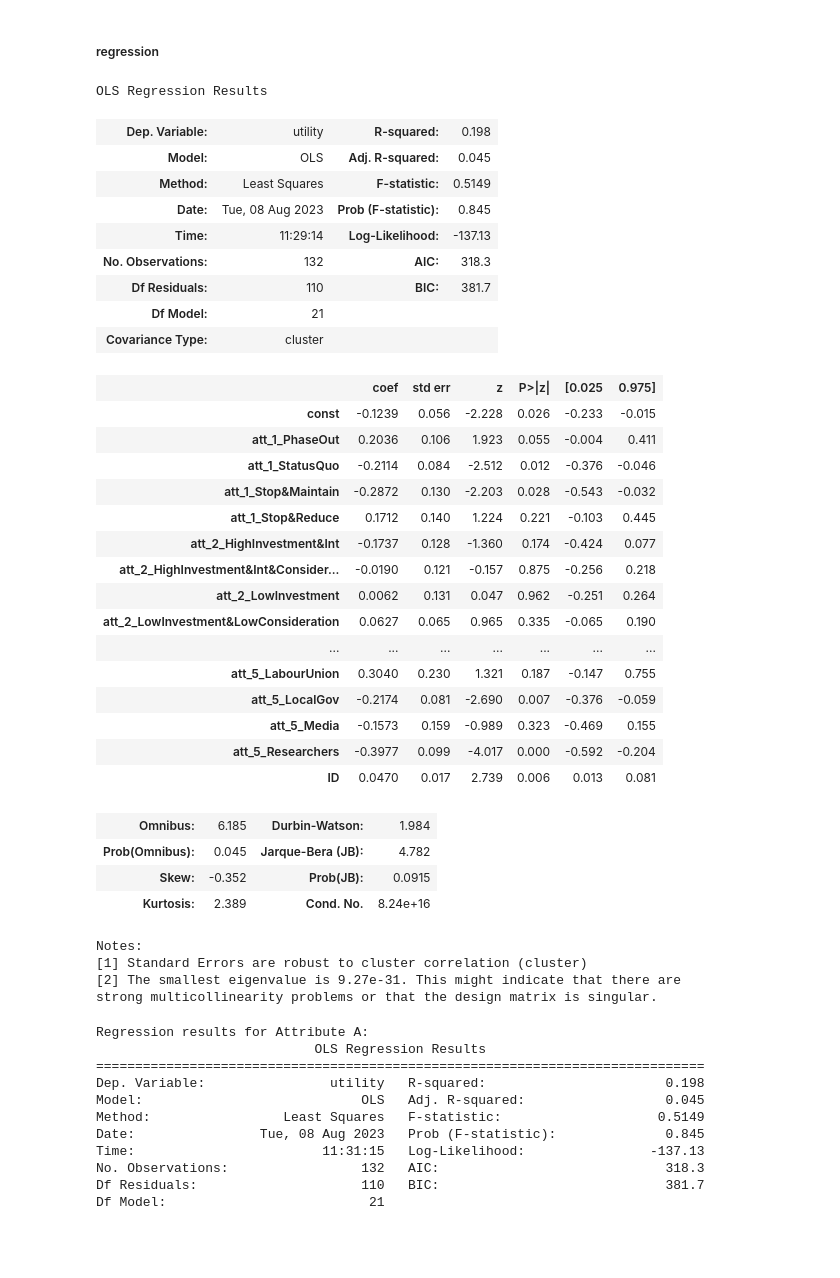
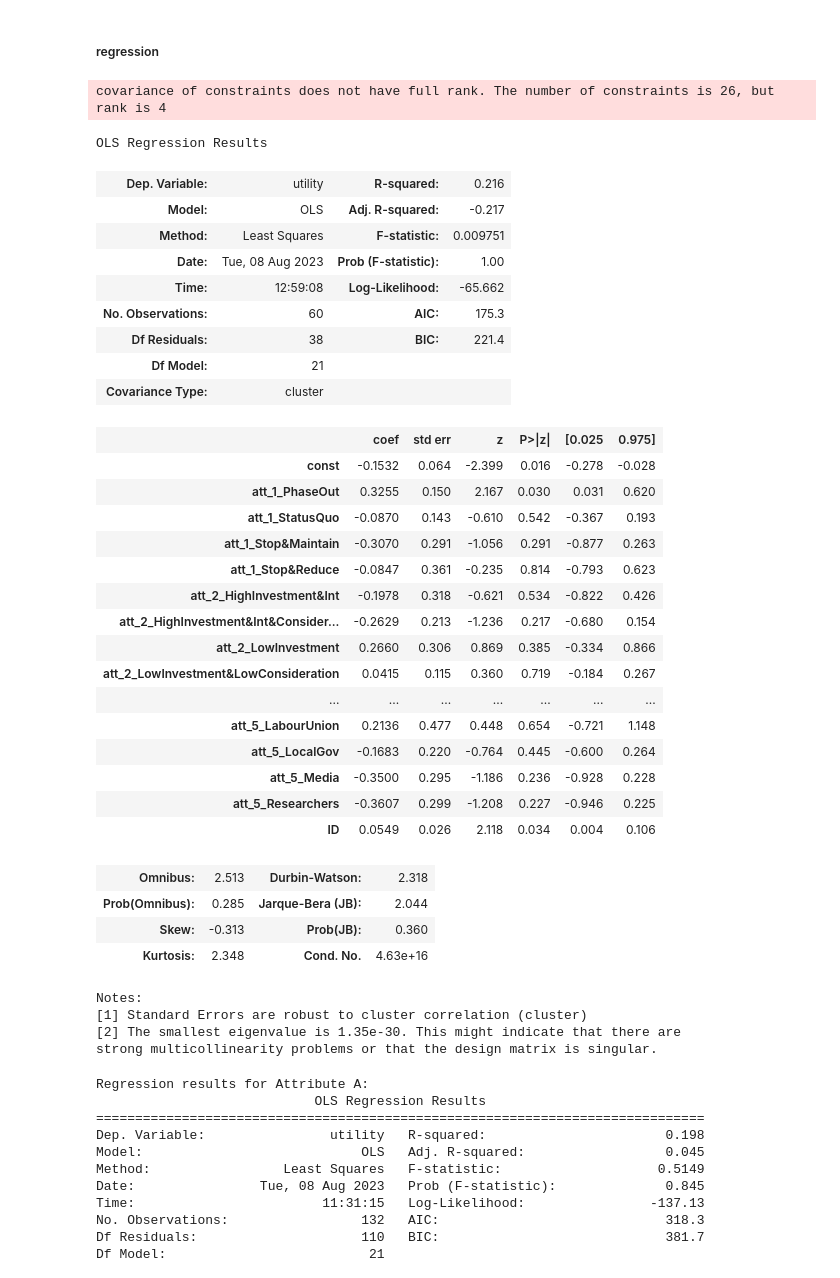
Before and after one commit to sjurlne/Attitudes-Towards-Just-Energy-Transition-Initiatives, a Jupyter notebook: sandbox/sandbox_regressions.ipynb, the cells around one changed output. Cells and saved outputs as stored; diff of their text form; code cells hidden in the pictures; blank space fills up the shorter version.

```diff
--- a/sandbox/sandbox_regressions.ipynb
+++ b/sandbox/sandbox_regressions.ipynb
@@ -33,0 +31,11 @@ model = sm.OLS(y, X).fit(cov_type='cluster', cov_kwds={'groups':X['ID']})
+# %%
+outcome = 'utility'
+explanatory_vars = [col for col in df_total.columns if "att" in col] + ['ID']
+
+df_control = df_total[df_total['treatment_status'] == 0]
+
+X = df_control[explanatory_vars].astype(int)
+y = df_control[outcome].astype(int)
+
+X = sm.add_constant(X)
+model_control = sm.OLS(y, X).fit(cov_type='cluster', cov_kwds={'groups':X['ID']})
@@ -34,40 +53,41 @@ model = sm.OLS(y, X).fit(cov_type='cluster', cov_kwds={'groups':X['ID']})
 # %%
-model.summary()
+model_control.summary()
 # %% [output]
-OLS Regression Results
+covariance of constraints does not have full rank. The number of constraints is 26, but rank is 4
+OLS Regression Results
-| Dep. Variable: | utility | R-squared: | 0.198 |
-| Model: | OLS | Adj. R-squared: | 0.045 |
-| Method: | Least Squares | F-statistic: | 0.5149 |
-| Date: | Tue, 08 Aug 2023 | Prob (F-statistic): | 0.845 |
-| Time: | 11:29:14 | Log-Likelihood: | -137.13 |
-| No. Observations: | 132 | AIC: | 318.3 |
-| Df Residuals: | 110 | BIC: | 381.7 |
+| Dep. Variable: | utility | R-squared: | 0.216 |
+| Model: | OLS | Adj. R-squared: | -0.217 |
+| Method: | Least Squares | F-statistic: | 0.009751 |
+| Date: | Tue, 08 Aug 2023 | Prob (F-statistic): | 1.00 |
+| Time: | 12:59:08 | Log-Likelihood: | -65.662 |
+| No. Observations: | 60 | AIC: | 175.3 |
+| Df Residuals: | 38 | BIC: | 221.4 |
 | Df Model: | 21 |  |  |
 | Covariance Type: | cluster |  |  |
 |  | coef | std err | z | P>|z| | [0.025 | 0.975] |
-| const | -0.1239 | 0.056 | -2.228 | 0.026 | -0.233 | -0.015 |
-| att_1_PhaseOut | 0.2036 | 0.106 | 1.923 | 0.055 | -0.004 | 0.411 |
-| att_1_StatusQuo | -0.2114 | 0.084 | -2.512 | 0.012 | -0.376 | -0.046 |
-| att_1_Stop&Maintain | -0.2872 | 0.130 | -2.203 | 0.028 | -0.543 | -0.032 |
-| att_1_Stop&Reduce | 0.1712 | 0.140 | 1.224 | 0.221 | -0.103 | 0.445 |
-| att_2_HighInvestment&Int | -0.1737 | 0.128 | -1.360 | 0.174 | -0.424 | 0.077 |
-| att_2_HighInvestment&Int&Consider... | -0.0190 | 0.121 | -0.157 | 0.875 | -0.256 | 0.218 |
-| att_2_LowInvestment | 0.0062 | 0.131 | 0.047 | 0.962 | -0.251 | 0.264 |
-| att_2_LowInvestment&LowConsideration | 0.0627 | 0.065 | 0.965 | 0.335 | -0.065 | 0.190 |
+| const | -0.1532 | 0.064 | -2.399 | 0.016 | -0.278 | -0.028 |
+| att_1_PhaseOut | 0.3255 | 0.150 | 2.167 | 0.030 | 0.031 | 0.620 |
+| att_1_StatusQuo | -0.0870 | 0.143 | -0.610 | 0.542 | -0.367 | 0.193 |
+| att_1_Stop&Maintain | -0.3070 | 0.291 | -1.056 | 0.291 | -0.877 | 0.263 |
+| att_1_Stop&Reduce | -0.0847 | 0.361 | -0.235 | 0.814 | -0.793 | 0.623 |
+| att_2_HighInvestment&Int | -0.1978 | 0.318 | -0.621 | 0.534 | -0.822 | 0.426 |
+| att_2_HighInvestment&Int&Consider... | -0.2629 | 0.213 | -1.236 | 0.217 | -0.680 | 0.154 |
+| att_2_LowInvestment | 0.2660 | 0.306 | 0.869 | 0.385 | -0.334 | 0.866 |
+| att_2_LowInvestment&LowConsideration | 0.0415 | 0.115 | 0.360 | 0.719 | -0.184 | 0.267 |
 | ... | ... | ... | ... | ... | ... | ... |
-| att_5_LabourUnion | 0.3040 | 0.230 | 1.321 | 0.187 | -0.147 | 0.755 |
-| att_5_LocalGov | -0.2174 | 0.081 | -2.690 | 0.007 | -0.376 | -0.059 |
-| att_5_Media | -0.1573 | 0.159 | -0.989 | 0.323 | -0.469 | 0.155 |
-| att_5_Researchers | -0.3977 | 0.099 | -4.017 | 0.000 | -0.592 | -0.204 |
-| ID | 0.0470 | 0.017 | 2.739 | 0.006 | 0.013 | 0.081 |
+| att_5_LabourUnion | 0.2136 | 0.477 | 0.448 | 0.654 | -0.721 | 1.148 |
+| att_5_LocalGov | -0.1683 | 0.220 | -0.764 | 0.445 | -0.600 | 0.264 |
+| att_5_Media | -0.3500 | 0.295 | -1.186 | 0.236 | -0.928 | 0.228 |
+| att_5_Researchers | -0.3607 | 0.299 | -1.208 | 0.227 | -0.946 | 0.225 |
+| ID | 0.0549 | 0.026 | 2.118 | 0.034 | 0.004 | 0.106 |
-| Omnibus: | 6.185 | Durbin-Watson: | 1.984 |
-| Prob(Omnibus): | 0.045 | Jarque-Bera (JB): | 4.782 |
-| Skew: | -0.352 | Prob(JB): | 0.0915 |
-| Kurtosis: | 2.389 | Cond. No. | 8.24e+16 |
+| Omnibus: | 2.513 | Durbin-Watson: | 2.318 |
+| Prob(Omnibus): | 0.285 | Jarque-Bera (JB): | 2.044 |
+| Skew: | -0.313 | Prob(JB): | 0.360 |
+| Kurtosis: | 2.348 | Cond. No. | 4.63e+16 |
-Notes:
-[1] Standard Errors are robust to cluster correlation (cluster)
-[2] The smallest eigenvalue is 9.27e-31. This might indicate that there are
-strong multicollinearity problems or that the design matrix is singular.
+Notes:
+[1] Standard Errors are robust to cluster correlation (cluster)
+[2] The smallest eigenvalue is 1.35e-30. This might indicate that there are
+strong multicollinearity problems or that the design matrix is singular.
 # %%
 model = load_model(OUT / "models" / "model.pickle")
 # %%
```
Also changed, not shown: parts of 4 cells of this notebook, 8 other files.
